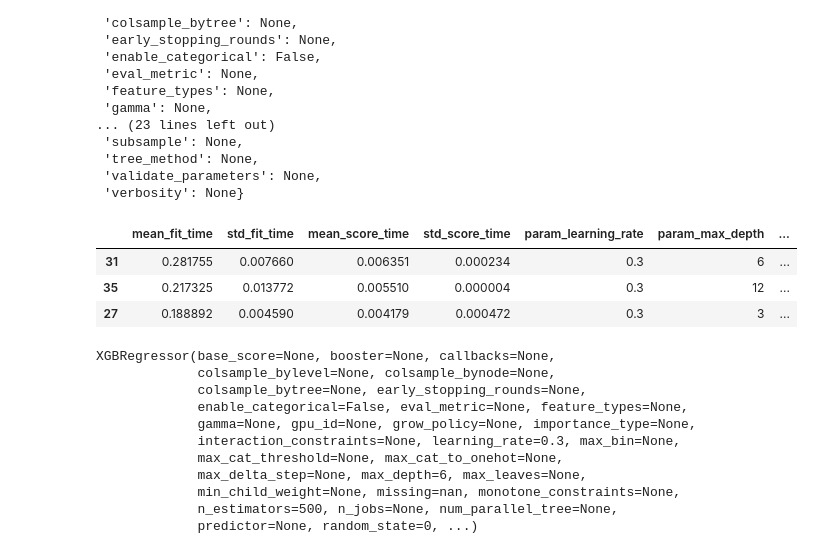
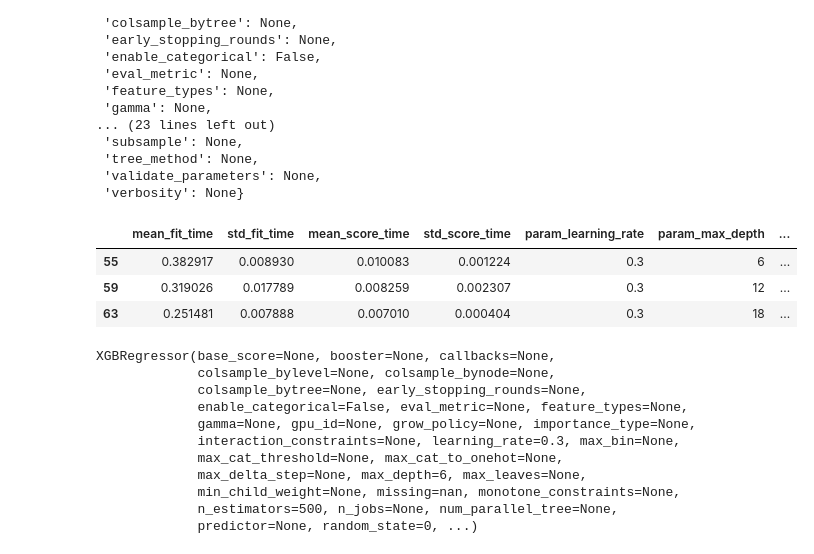
Before and after one commit to SkivHisink/MasterWork, a Jupyter notebook: Notebooks/Econometric/SinPlusXTest/xgboostTest.ipynb, the cells around one changed output. Cells and saved outputs as stored; diff of their text form; code cells hidden in the pictures.

```diff
--- a/Notebooks/Econometric/SinPlusXTest/xgboostTest.ipynb
+++ b/Notebooks/Econometric/SinPlusXTest/xgboostTest.ipynb
@@ -21,8 +21,8 @@ print(xgboost.__version__)
 1.7.6
 # %%
 params = {
-    'max_depth': [3, 6, 12],
-    'learning_rate': [0.001, 0.01, 0.3],
+    'max_depth': [3, 6, 12, 18],
+    'learning_rate': [1e-4, 0.001, 0.01, 0.3],
     'n_estimators': [1, 10, 50, 500],
 }
 # %%
@@ -54,7 +54,7 @@ X = data[['ds']].values.astype(np.int64)
 y = data.y.values
 # %%
 # Split the data
-X_train, X_test, y_train, y_test = train_test_split(X, y, test_size = 0.2, shuffle = false)
+X_train, X_test, y_train, y_test = train_test_split(X, y, test_size = 0.1, shuffle = False)
 # %%
 search = GridSearchCV(
     model,
@@ -68,21 +68,21 @@ search = GridSearchCV(
 # %%
 cv_results = search.cv_results_
 
 #View the CV results (sorted by test_score)
 results_df = (
     pd.DataFrame(cv_results)
     .eval('mean_test_score = -mean_test_score')
     .sort_values('mean_test_score')
 )
 display(results_df.head(3))
 
 #Get prediction using the best estimator
-predictions = search.best_estimator_.predict(X_test)
+predictions = search.best_estimator_.predict(X_train)
 # %% [output]
 |  | mean_fit_time | std_fit_time | mean_score_time | std_score_time | param_learning_rate | param_max_depth | ... |
-| 31 | 0.281755 | 0.007660 | 0.006351 | 0.000234 | 0.3 | 6 | ... |
-| 35 | 0.217325 | 0.013772 | 0.005510 | 0.000004 | 0.3 | 12 | ... |
-| 27 | 0.188892 | 0.004590 | 0.004179 | 0.000472 | 0.3 | 3 | ... |
+| 55 | 0.382917 | 0.008930 | 0.010083 | 0.001224 | 0.3 | 6 | ... |
+| 59 | 0.319026 | 0.017789 | 0.008259 | 0.002307 | 0.3 | 12 | ... |
+| 63 | 0.251481 | 0.007888 | 0.007010 | 0.000404 | 0.3 | 18 | ... |
 # %%
 search.best_estimator_
 # %% [output]
```
Also changed, not shown: parts of 7 cells of this notebook, 14 other files.
